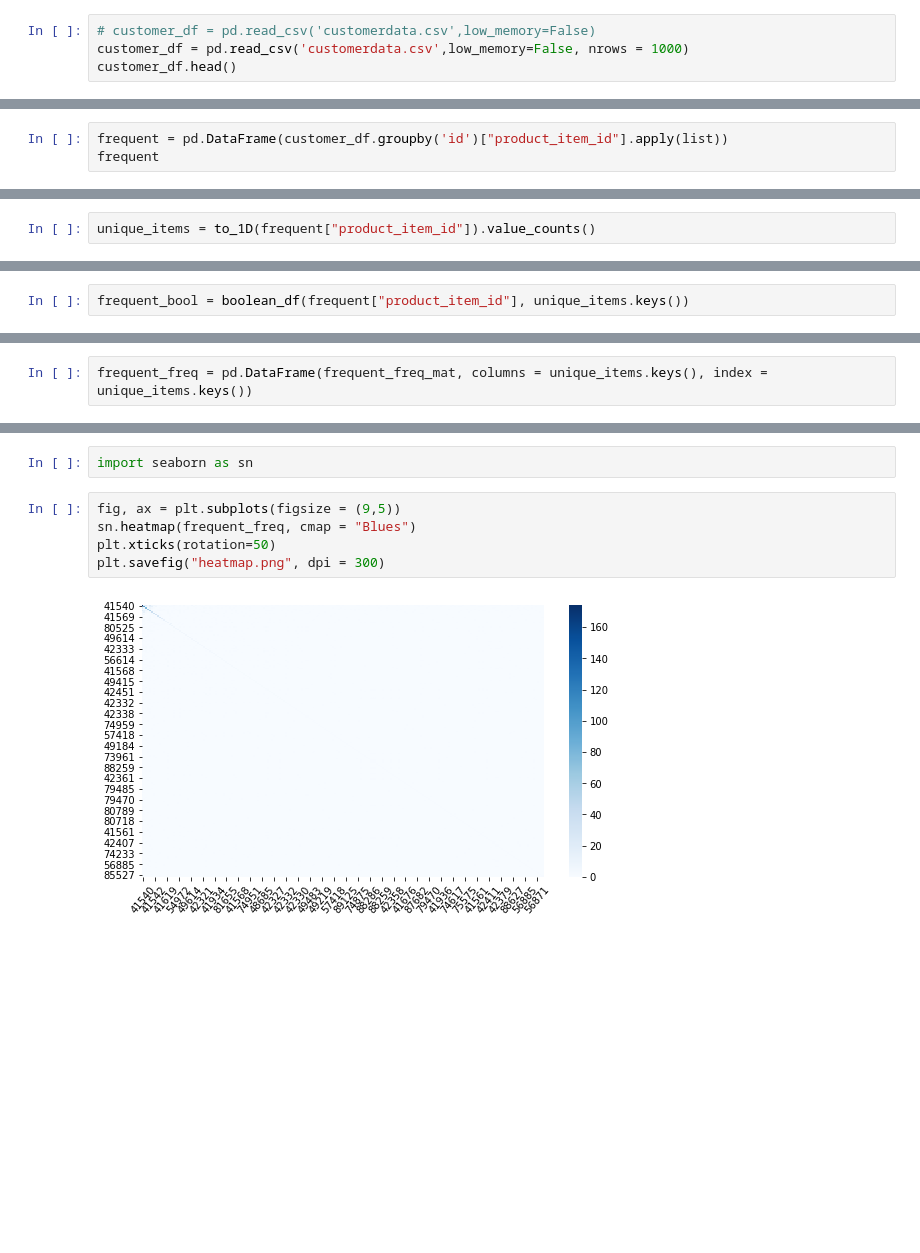
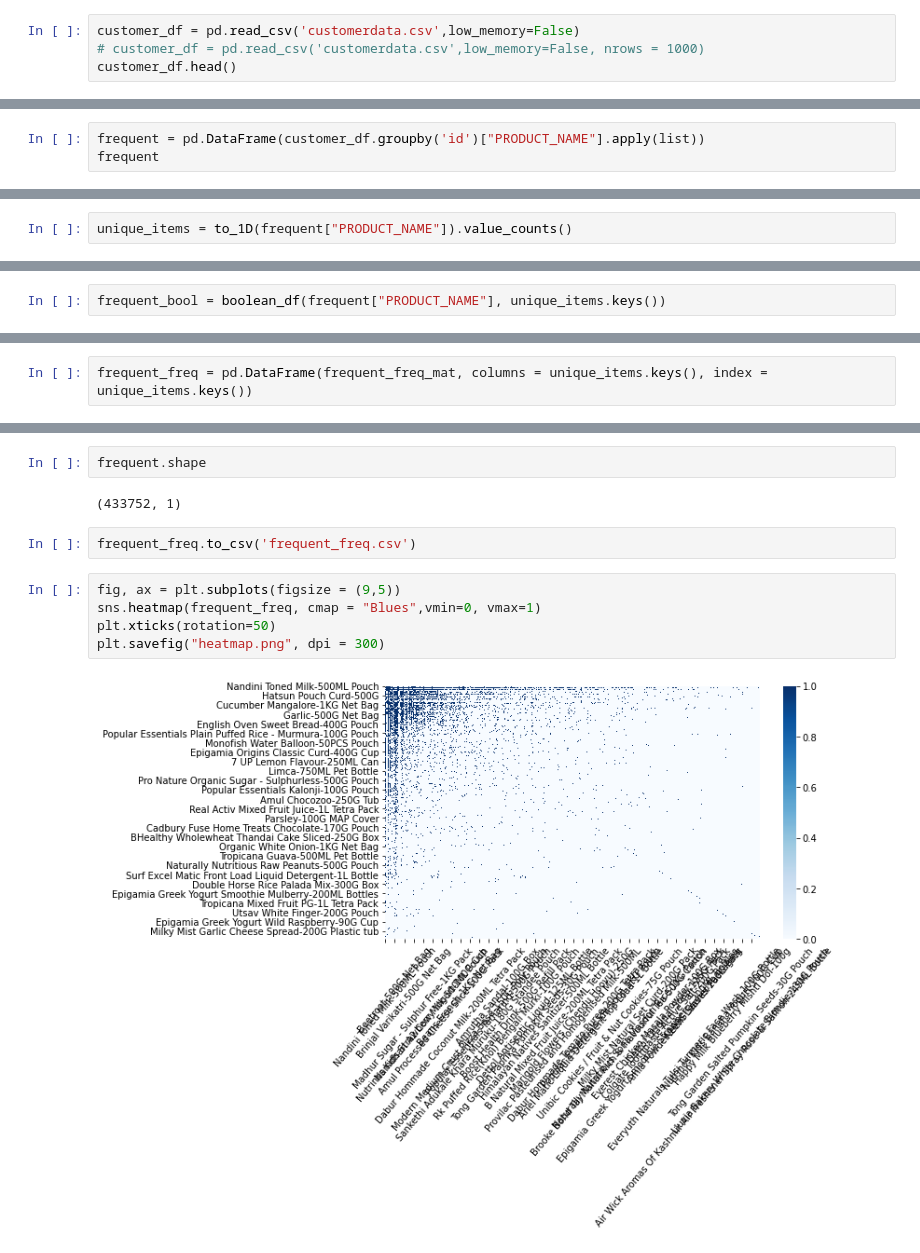
Before and after one commit to maddyrajesh/fth-rbms, a Jupyter notebook: Item-Item.ipynb, the cells around one changed output, grey strips where cells are left out. Cells and saved outputs as stored; diff of their text form; blank space fills up the shorter version.

Commit message:
User-item updated

```diff
--- a/Item-Item.ipynb
+++ b/Item-Item.ipynb
@@ -10,4 +12,4 @@ import seaborn as sns
 # %%
-# customer_df = pd.read_csv('customerdata.csv',low_memory=False)
-customer_df = pd.read_csv('customerdata.csv',low_memory=False, nrows = 1000)
+customer_df = pd.read_csv('customerdata.csv',low_memory=False)
+# customer_df = pd.read_csv('customerdata.csv',low_memory=False, nrows = 1000)
 customer_df.head()
@@ -21,4 +16,4 @@ customer_df.head()
 # %%
-frequent = pd.DataFrame(customer_df.groupby('id')["product_item_id"].apply(list))
+frequent = pd.DataFrame(customer_df.groupby('id')["PRODUCT_NAME"].apply(list))
 frequent
 # %% [output]
@@ -40,7 +35,7 @@ frequent
 def to_1D(series):
     return pd.Series([x for _list in series for x in _list])
 # %%
-unique_items = to_1D(frequent["product_item_id"]).value_counts()
+unique_items = to_1D(frequent["PRODUCT_NAME"]).value_counts()
 # %%
 unique_items
 # %% [output]
@@ -71,7 +66,7 @@ def boolean_df(item_lists, unique_items):
     # Return the results as a dataframe
     return pd.DataFrame(bool_dict)
 # %%
-frequent_bool = boolean_df(frequent["product_item_id"], unique_items.keys())
+frequent_bool = boolean_df(frequent["PRODUCT_NAME"], unique_items.keys())
 # %%
 frequent_bool
 # %% [output]
@@ -139,9 +134,13 @@ frequent_freq
-# %%
-import seaborn as sn
+# %%
+frequent.shape
+# %% [output]
+(433752, 1)
+# %%
+frequent_freq.to_csv('frequent_freq.csv')
 # %%
 fig, ax = plt.subplots(figsize = (9,5))
-sn.heatmap(frequent_freq, cmap = "Blues")
+sns.heatmap(frequent_freq, cmap = "Blues",vmin=0, vmax=1)
 plt.xticks(rotation=50)
 plt.savefig("heatmap.png", dpi = 300)
 # %% [output]
-[figure, old version]
+[figure, new version]
```
Also changed, not shown: parts of 8 cells of this notebook, 6 other files.
